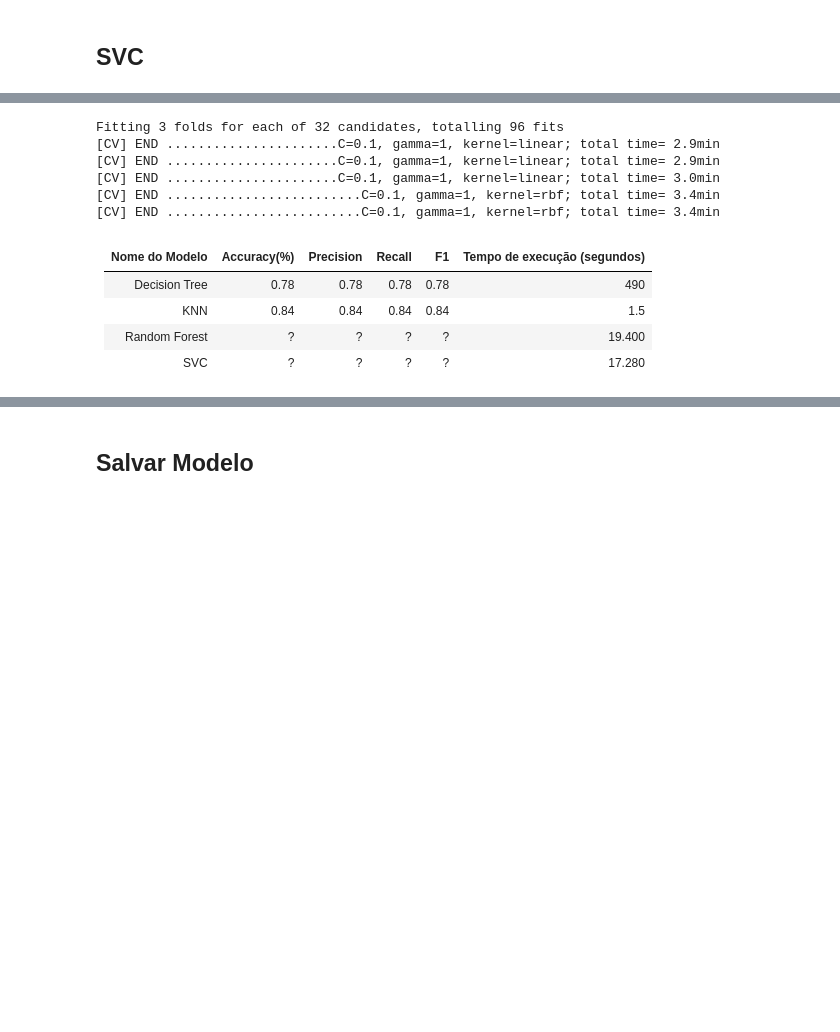
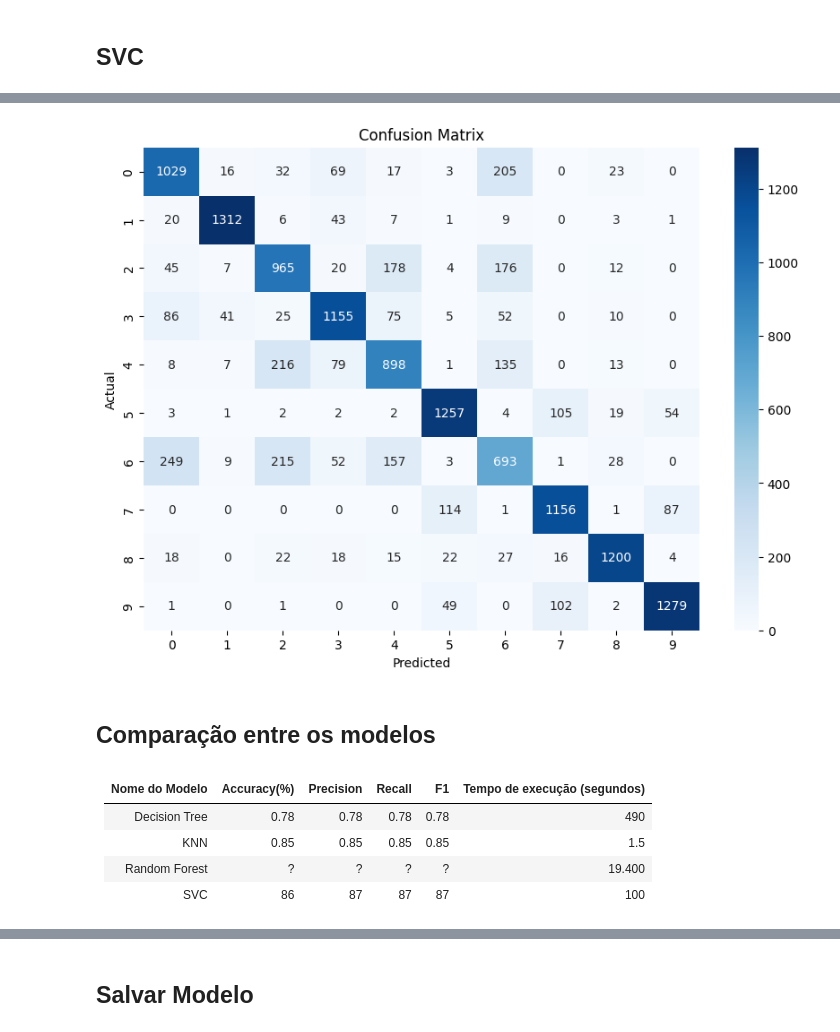
Before and after one commit to erikspacheco/artificial-intelligence-college, a Jupyter notebook: aprendizado_maquina/ACs/AC3/Prova_pratica_grupo_9_e_Giovana.ipynb, the cells around one changed output, grey strips where cells are left out. Cells and saved outputs as stored; diff of their text form; code cells hidden in the pictures; blank space fills up the shorter version.

```diff
--- a/aprendizado_maquina/ACs/AC3/Prova_pratica_grupo_9_e_Giovana.ipynb
+++ b/aprendizado_maquina/ACs/AC3/Prova_pratica_grupo_9_e_Giovana.ipynb
@@ -89,12 +137,8 @@ Formato dos dados de teste normalizados: (14000, 784)
 # %%
-# Normalizar os dados (0-255 para 0-1)
-X_train_n = X_train_scaled / 255.0
-X_test_n = X_test_scaled / 255.0
-
 # Aplicar PCA para reduzir a dimensionalidade
-pca = PCA(n_components=25)  # Escolha o número de componentes principais
-X_train_pca = pca.fit_transform(X_train_n)
-X_test_pca = pca.transform(X_test_n)
+pca = PCA(n_components=25)
+X_train_pca = pca.fit_transform(X_train)
+X_test_pca = pca.transform(X_test)
 # %% [markdown]
 > FAZENDO ANALISE DA DISTRIBUIÇÃO DOS ROTULOS
 # %%
@@ -203,12 +210,0 @@ for metric in metrics:
-# %%
-# Treinar o modelo KNN
-knn = KNeighborsClassifier(n_neighbors=4)  # Você pode ajustar o valor de n_neighbors
-knn.fit(X_train_pca, y_train_int)
-
-# Avaliar o modelo no conjunto de teste
-y_test_int_pred = knn.predict(X_test_pca)
-test_accuracy = accuracy_score(y_test_int, y_test_int_pred)
-print(f'Test Accuracy: {test_accuracy:.4f}')
-
-# Mostrar relatório de classificação
-print(classification_report(y_test_int, y_test_int_pred))
@@ -368,44 +324,19 @@ array([[1174,    4,   15,   68,    4,    1,  116,    0,   12,    0],
-# %%
-# Definir os parâmetros para o Grid Search
-param_grid = {
-    'C': [0.1, 1, 10, 100],
-    'gamma': [1, 0.1, 0.01, 0.001],
-    'kernel': ['linear', 'rbf']
-}
-
-# Realizar o Grid Search
-grid_search = GridSearchCV(SVC(random_state=42), param_grid, refit=True, verbose=2, cv=3)
-grid_search.fit(X_train_pca, y_train)
-
-# Melhor modelo encontrado pelo Grid Search
-best_svc = grid_search.best_estimator_
-print(f'Melhores parâmetros encontrados: {grid_search.best_params_}')
-
-
-
-# Previsões no conjunto de teste
-y_pred_best = best_svc.predict(X_test_pca)
-
-# Avaliar o desempenho do melhor modelo
-best_accuracy = accuracy_score(y_test, y_pred_best)
-print(f'Acurácia do melhor modelo SVC: {best_accuracy:.4f}')
-
-print("Classification Report (Melhor Modelo):")
-classification_report(y_test, y_pred_best)
-
-print("Confusion Matrix (Melhor Modelo):")
-confusion_matrix(y_test, y_pred_best)
-# %% [output]
-Fitting 3 folds for each of 32 candidates, totalling 96 fits
-[CV] END ......................C=0.1, gamma=1, kernel=linear; total time= 2.9min
-[CV] END ......................C=0.1, gamma=1, kernel=linear; total time= 2.9min
-[CV] END ......................C=0.1, gamma=1, kernel=linear; total time= 3.0min
-[CV] END .........................C=0.1, gamma=1, kernel=rbf; total time= 3.4min
-[CV] END .........................C=0.1, gamma=1, kernel=rbf; total time= 3.4min
+# %%
+# Plotar a matriz de confusão usando seaborn
+plt.figure(figsize=(10, 7))
+sns.heatmap(conf_matrix, annot=True, fmt='d', cmap='Blues')
+plt.xlabel('Predicted')
+plt.ylabel('Actual')
+plt.title('Confusion Matrix')
+plt.show()
+# %% [output]
+[figure, added]
+# %% [markdown]
+## Comparação entre os modelos
 # %% [markdown]
 |Nome do Modelo | Accuracy(%) | Precision | Recall | F1 | Tempo de execução (segundos)|
 |---------------|-------------|-----------|--------|----|-----------------------------|
 | Decision Tree | 0.78 | 0.78 | 0.78 | 0.78 | 490 |
-| KNN | 0.84 | 0.84 | 0.84 | 0.84 | 1.5 |
+| KNN | 0.85 | 0.85 | 0.85 | 0.85 | 1.5 |
 | Random Forest | ? | ? | ? | ? | 19.400 |
-| SVC | ? | ? | ? | ? | 17.280 |
+| SVC | 86 | 87 | 87 | 87 | 100 |
```
Also changed, not shown: parts of 23 cells of this notebook, 1 other file.
